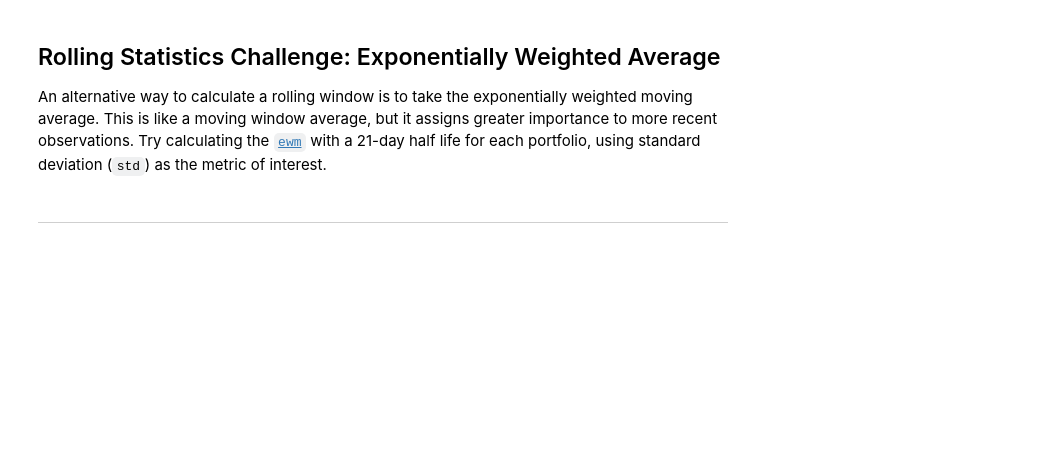
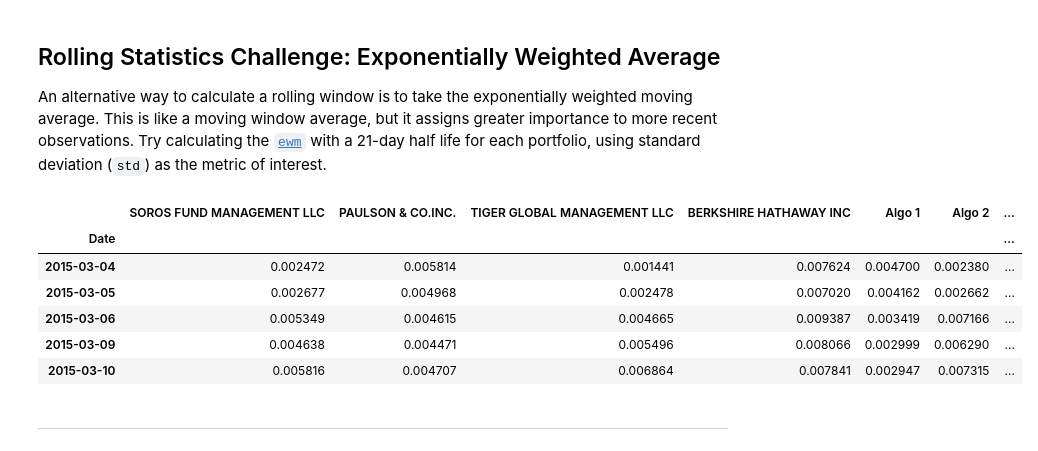
Before and after one commit to EthanB1/Portfolio-Returns-Analysis, a Jupyter notebook: whale_analysis.ipynb, the cells around one changed output. Cells and saved outputs as stored; diff of their text form; code cells hidden in the pictures; blank space fills up the shorter version.

```diff
--- a/whale_analysis.ipynb
+++ b/whale_analysis.ipynb
@@ -267,6 +266,16 @@ rolling_beta.plot()
 An alternative way to calculate a rolling window is to take the exponentially weighted moving average. This is like a moving window average, but it assigns greater importance to more recent observations. Try calculating the [`ewm`](https://pandas.pydata.org/pandas-docs/stable/reference/api/pandas.DataFrame.ewm.html) with a 21-day half life for each portfolio, using standard deviation (`std`) as the metric of interest.
 # %%
 # Use `ewm` to calculate the rolling window
+ewma_std = portfolios.ewm(halflife=21).std().dropna()
+ewma_std.head()
+# %% [output]
+|  | SOROS FUND MANAGEMENT LLC | PAULSON & CO.INC. | TIGER GLOBAL MANAGEMENT LLC | BERKSHIRE HATHAWAY INC | Algo 1 | Algo 2 | ... |
+| Date |  |  |  |  |  |  | ... |
+| 2015-03-04 | 0.002472 | 0.005814 | 0.001441 | 0.007624 | 0.004700 | 0.002380 | ... |
+| 2015-03-05 | 0.002677 | 0.004968 | 0.002478 | 0.007020 | 0.004162 | 0.002662 | ... |
+| 2015-03-06 | 0.005349 | 0.004615 | 0.004665 | 0.009387 | 0.003419 | 0.007166 | ... |
+| 2015-03-09 | 0.004638 | 0.004471 | 0.005496 | 0.008066 | 0.002999 | 0.006290 | ... |
+| 2015-03-10 | 0.005816 | 0.004707 | 0.006864 | 0.007841 | 0.002947 | 0.007315 | ... |
 # %% [markdown]
 ---
 # %% [markdown]
```
Also changed, not shown: parts of 7 cells of this notebook, 3 other files.
